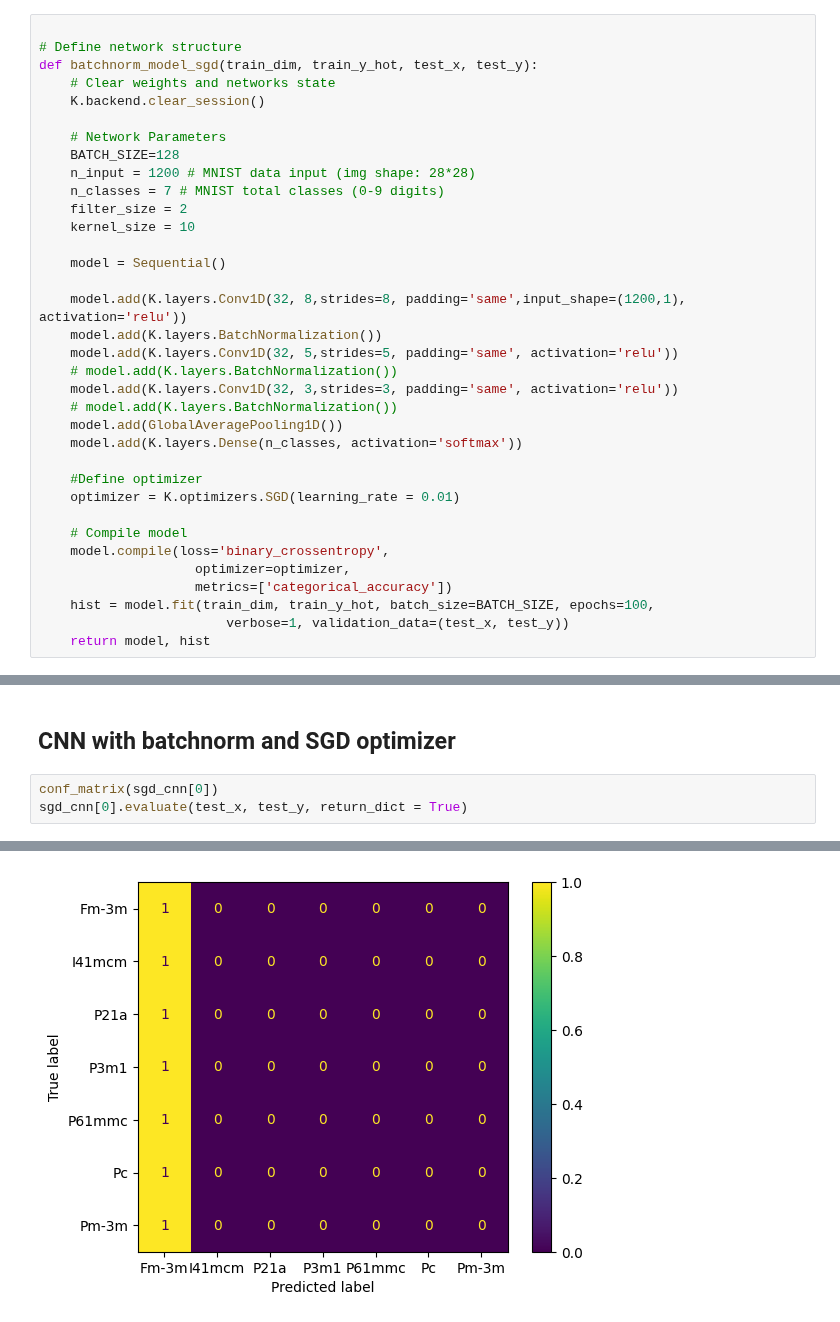
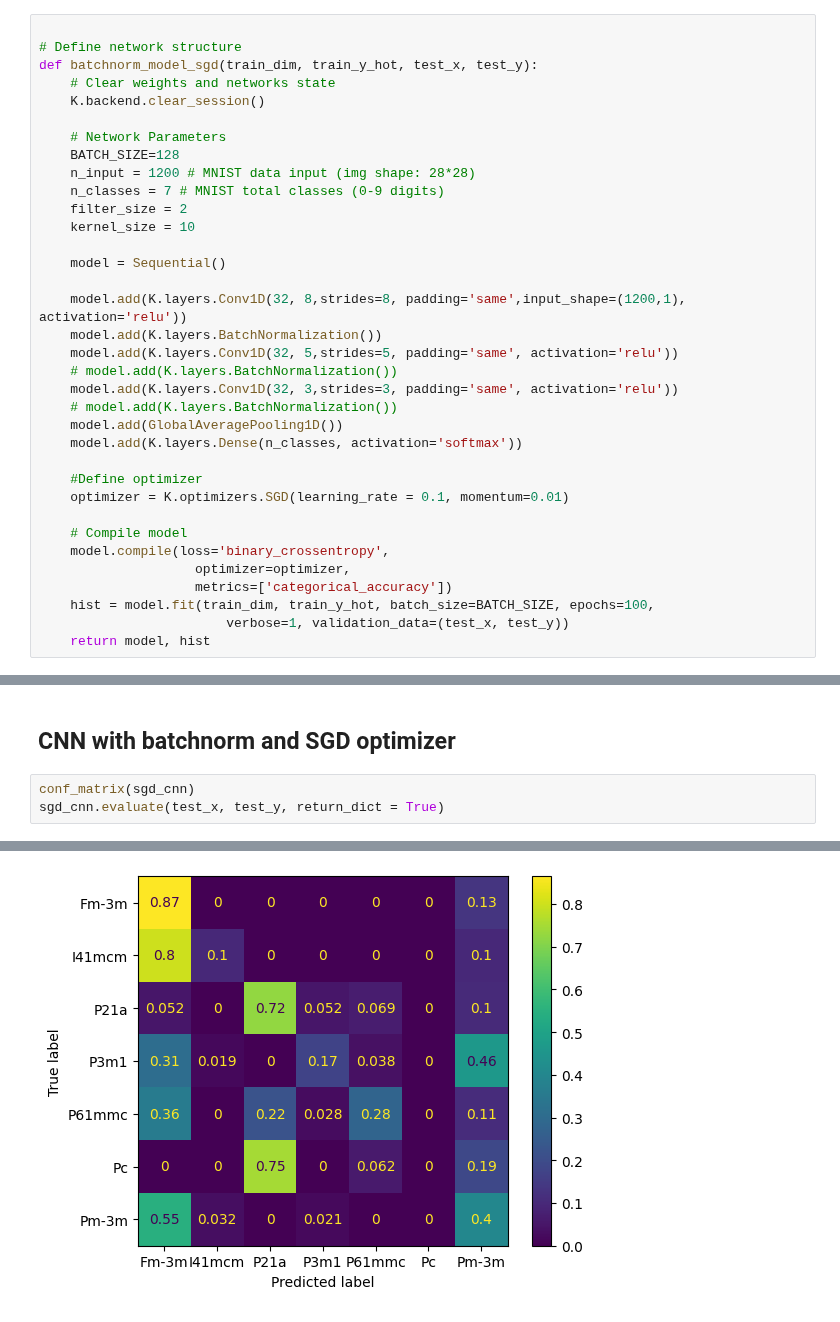
Before and after one commit to Stulejarz/DLP_autoXRD, a Jupyter notebook: model_evaluation.ipynb, the cells around one changed output, grey strips where cells are left out. Drawn from its saved outputs; the diff is of its cells as text.

```diff
--- a/model_evaluation.ipynb
+++ b/model_evaluation.ipynb
@@ -248,7 +248,7 @@ def batchnorm_model_sgd(train_dim, train_y_hot, test_x, test_y):
     model.add(K.layers.Dense(n_classes, activation='softmax'))
 
     #Define optimizer
-    optimizer = K.optimizers.SGD(learning_rate = 0.01)
+    optimizer = K.optimizers.SGD(learning_rate = 0.1, momentum=0.01)
 
     # Compile model
     model.compile(loss='binary_crossentropy',
@@ -423,6 +547,6 @@ Accuracy: 0.916267942583732
 # %% [markdown]
 ## CNN with batchnorm and SGD optimizer
 # %%
-conf_matrix(sgd_cnn[0])
-sgd_cnn[0].evaluate(test_x, test_y, return_dict = True)
+conf_matrix(sgd_cnn)
+sgd_cnn.evaluate(test_x, test_y, return_dict = True)
 # %% [output]
@@ -430 +554 @@ sgd_cnn[0].evaluate(test_x, test_y, return_dict = True)
-[figure, old version]
+[figure, new version]
```
Also changed, not shown: parts of 10 cells of this notebook.
